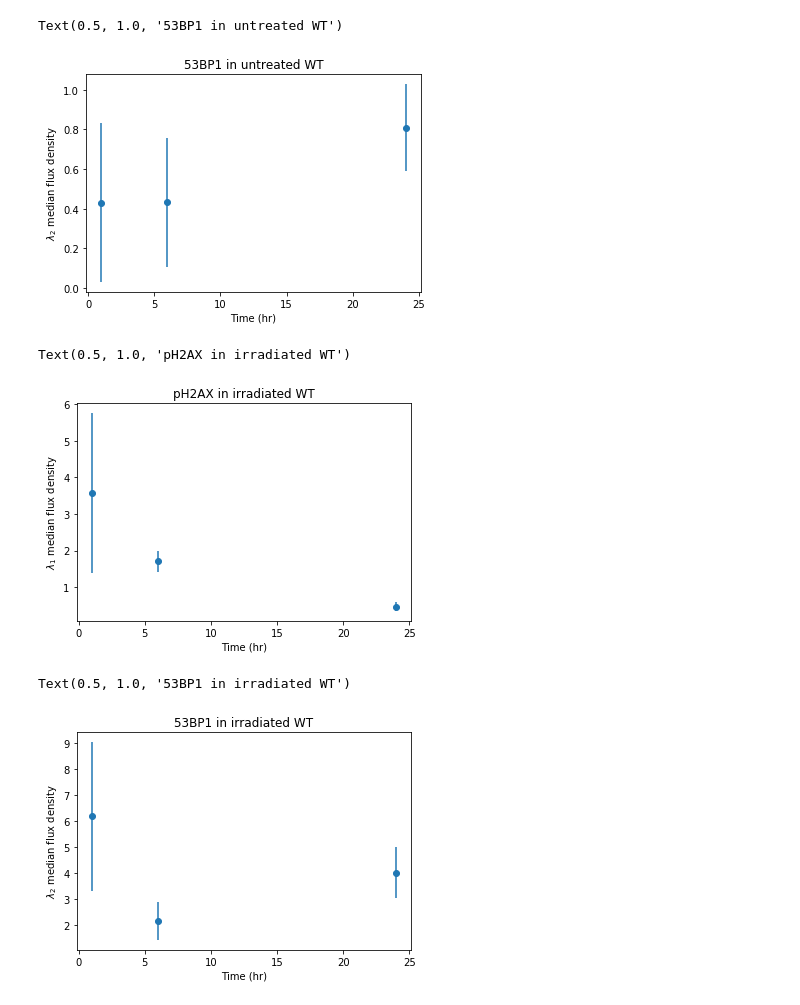
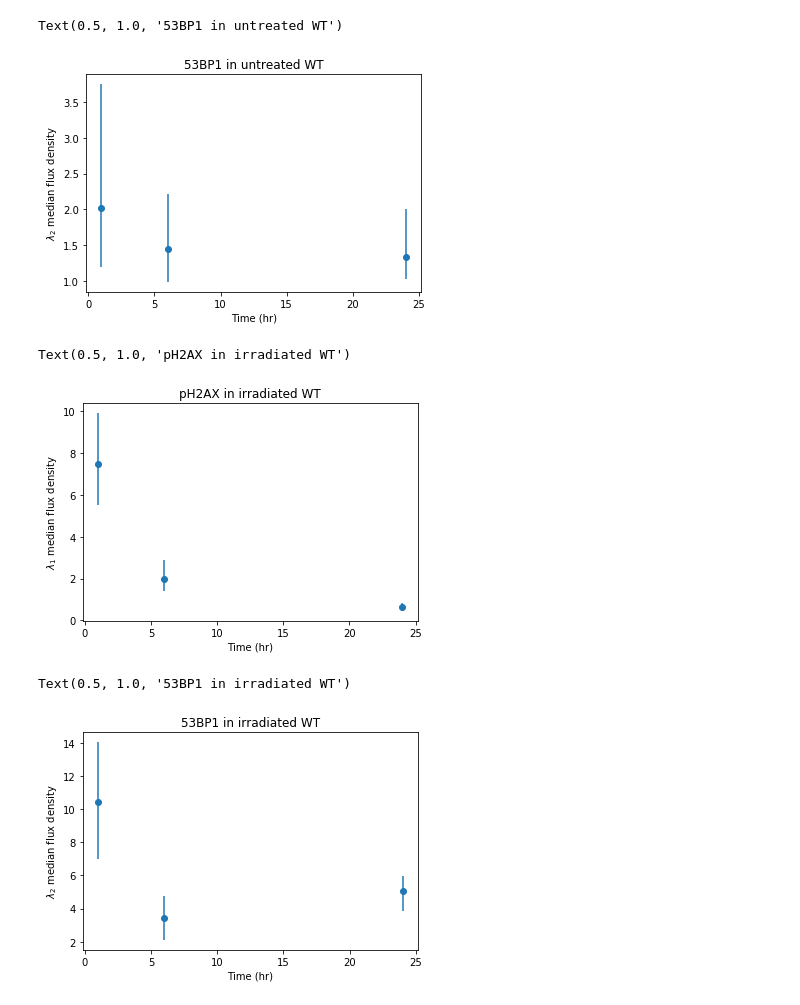
Before and after one commit to jiongyi/postdoc, a Jupyter notebook: dna_damage/2019_01_13_pH2AX_53BP1_WT_time_course.ipynb, the cells around one changed output. Saved outputs shown, nothing was run; the diff lists cells and outputs as text; code cells hidden in the pictures.

```diff
--- a/dna_damage/2019_01_13_pH2AX_53BP1_WT_time_course.ipynb
+++ b/dna_damage/2019_01_13_pH2AX_53BP1_WT_time_course.ipynb
@@ -15,9 +15,9 @@ from numpy import array, zeros, median
 # %%
 no_time_points = 3
 post0gr_lambda1_flux_density_median_row = zeros(no_time_points)
-post0gr_lambda1_flux_density_stderr_row = zeros(no_time_points)
+post0gr_lambda1_flux_density_stderr_2d = zeros((no_time_points, 2))
 post0gr_lambda2_flux_density_median_row = zeros(no_time_points)
-post0gr_lambda2_flux_density_stderr_row = zeros(no_time_points)
+post0gr_lambda2_flux_density_stderr_2d = zeros((no_time_points, 2))
 
 for i in range(no_time_points):
     i_region_area_row = post0gr_dict_list[i]['region_size']
@@ -25,10 +25,12 @@ for i in range(no_time_points):
     i_lambda2_flux_row = post0gr_dict_list[i]['lambda2_flux']
     i_lambda1_flux_density_row = array(i_lambda1_flux_row) / i_region_area_row
     i_lambda2_flux_density_row = array(i_lambda2_flux_row) / i_region_area_row
-    post0gr_lambda1_flux_density_median_row[i] = median(i_lambda1_flux_density_row)
-    post0gr_lambda2_flux_density_median_row[i] = median(i_lambda2_flux_density_row)
-    post0gr_lambda1_flux_density_stderr_row[i] = bootstrap_median(i_lambda1_flux_density_row)
-    post0gr_lambda2_flux_density_stderr_row[i] = bootstrap_median(i_lambda2_flux_density_row)
+    post0gr_lambda1_flux_density_median_row[i], i_ci_row = bootstrap_median(i_lambda1_flux_density_row)
+    post0gr_lambda1_flux_density_stderr_2d[i, 0] = i_ci_row[0]
+    post0gr_lambda1_flux_density_stderr_2d[i, 1] = i_ci_row[1]
+    post0gr_lambda2_flux_density_median_row[i], i_ci_row = bootstrap_median(i_lambda2_flux_density_row)
+    post0gr_lambda2_flux_density_stderr_2d[i, 0] = i_ci_row[0]
+    post0gr_lambda2_flux_density_stderr_2d[i, 1] = i_ci_row[1]
 # %%
 from matplotlib.pyplot import subplots
 hour_row = array([1, 6, 24])
@@ -43,17 +46,19 @@ Text(0.5, 1.0, 'pH2AX in untreated WT')
 # %%
 fig_obj, axes_obj = subplots()
-axes_obj.errorbar(hour_row, post0gr_lambda2_flux_density_median_row, post0gr_lambda2_flux_density_stderr_row, marker = 'o', linestyle = '')
+axes_obj.errorbar(hour_row, post0gr_lambda2_flux_density_median_row,
+                  yerr = post0gr_lambda2_flux_density_stderr_2d.transpose(), marker = 'o', linestyle = '')
 axes_obj.set_xlabel('Time (hr)')
 axes_obj.set_ylabel('$\lambda_2$ median flux density')
 axes_obj.set_title('53BP1 in untreated WT')
 # %% [output]
 Text(0.5, 1.0, '53BP1 in untreated WT')
-[figure, old version]
+[figure, new version]
 # %%
+no_time_points = 3
 post2gr_lambda1_flux_density_median_row = zeros(no_time_points)
-post2gr_lambda1_flux_density_stderr_row = zeros(no_time_points)
+post2gr_lambda1_flux_density_stderr_2d = zeros((no_time_points, 2))
 post2gr_lambda2_flux_density_median_row = zeros(no_time_points)
-post2gr_lambda2_flux_density_stderr_row = zeros(no_time_points)
+post2gr_lambda2_flux_density_stderr_2d = zeros((no_time_points, 2))
 
 for i in range(no_time_points):
     i_region_area_row = post2gr_dict_list[i]['region_size']
@@ -61,25 +66,29 @@ for i in range(no_time_points):
     i_lambda2_flux_row = post2gr_dict_list[i]['lambda2_flux']
     i_lambda1_flux_density_row = array(i_lambda1_flux_row) / i_region_area_row
     i_lambda2_flux_density_row = array(i_lambda2_flux_row) / i_region_area_row
-    post2gr_lambda1_flux_density_median_row[i] = median(i_lambda1_flux_density_row)
-    post2gr_lambda2_flux_density_median_row[i] = median(i_lambda2_flux_density_row)
-    post2gr_lambda1_flux_density_stderr_row[i] = bootstrap_median(i_lambda1_flux_density_row)
-    post2gr_lambda2_flux_density_stderr_row[i] = bootstrap_median(i_lambda2_flux_density_row)
+    post2gr_lambda1_flux_density_median_row[i], i_ci_row = bootstrap_median(i_lambda1_flux_density_row)
+    post2gr_lambda1_flux_density_stderr_2d[i, 0] = i_ci_row[0]
+    post2gr_lambda1_flux_density_stderr_2d[i, 1] = i_ci_row[1]
+    post2gr_lambda2_flux_density_median_row[i], i_ci_row = bootstrap_median(i_lambda2_flux_density_row)
+    post2gr_lambda2_flux_density_stderr_2d[i, 0] = i_ci_row[0]
+    post2gr_lambda2_flux_density_stderr_2d[i, 1] = i_ci_row[1]
 # %%
 fig_obj, axes_obj = subplots()
-axes_obj.errorbar(hour_row, post2gr_lambda1_flux_density_median_row, post2gr_lambda1_flux_density_stderr_row, marker = 'o', linestyle = '')
+axes_obj.errorbar(hour_row, post2gr_lambda1_flux_density_median_row,
+                  yerr = post2gr_lambda1_flux_density_stderr_2d.transpose(), marker = 'o', linestyle = '')
 axes_obj.set_xlabel('Time (hr)')
 axes_obj.set_ylabel('$\lambda_1$ median flux density')
 axes_obj.set_title('pH2AX in irradiated WT')
 # %% [output]
 Text(0.5, 1.0, 'pH2AX in irradiated WT')
-[figure, old version]
+[figure, new version]
 # %%
 fig_obj, axes_obj = subplots()
-axes_obj.errorbar(hour_row, post2gr_lambda2_flux_density_median_row, post2gr_lambda2_flux_density_stderr_row, marker = 'o', linestyle = '')
+axes_obj.errorbar(hour_row, post2gr_lambda2_flux_density_median_row,
+                  yerr = post2gr_lambda2_flux_density_stderr_2d.transpose(), marker = 'o', linestyle = '')
 axes_obj.set_xlabel('Time (hr)')
 axes_obj.set_ylabel('$\lambda_2$ median flux density')
 axes_obj.set_title('53BP1 in irradiated WT')
 # %% [output]
 Text(0.5, 1.0, '53BP1 in irradiated WT')
-[figure, old version]
+[figure, new version]
```
Also changed, not shown: parts of 2 cells of this notebook, 2 other files.
